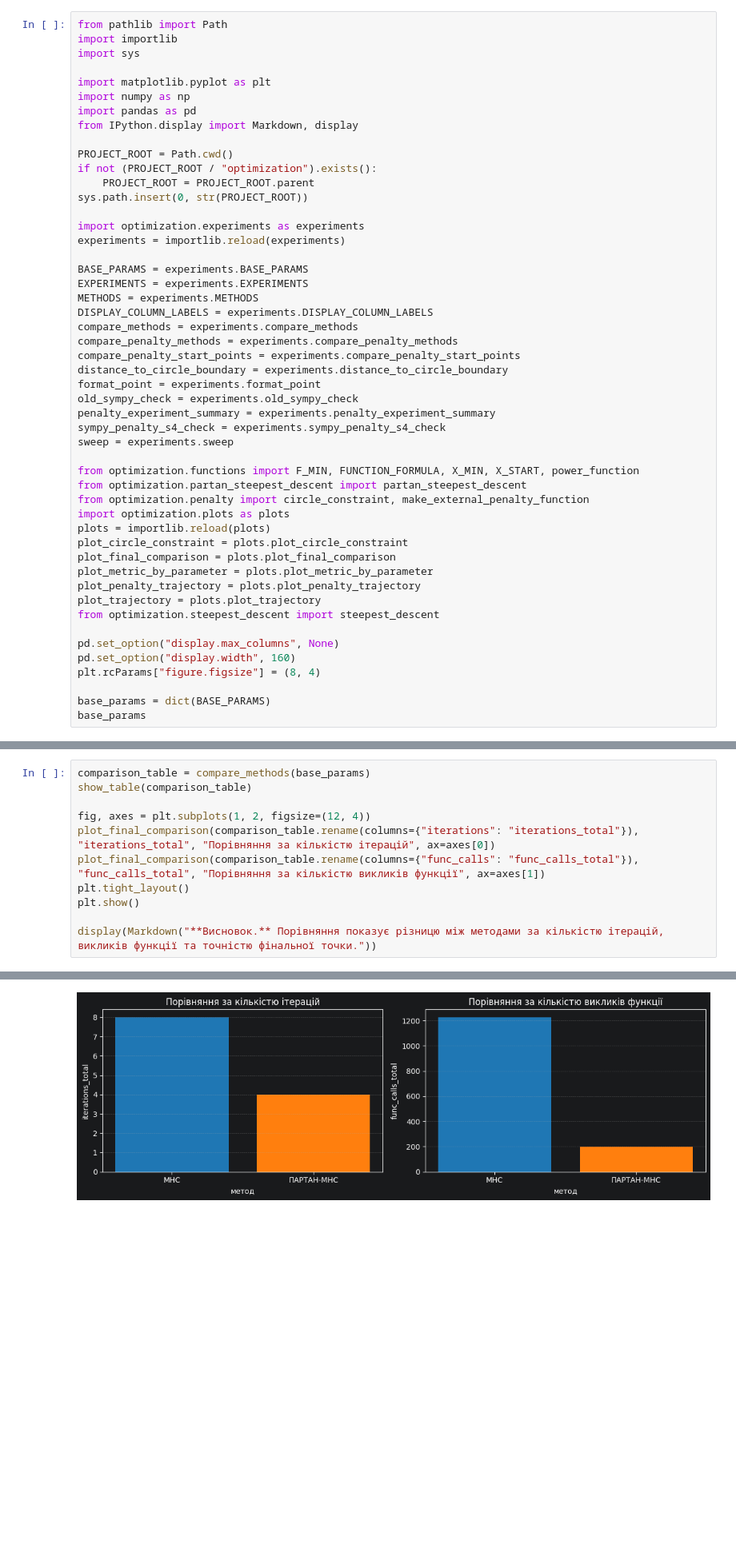
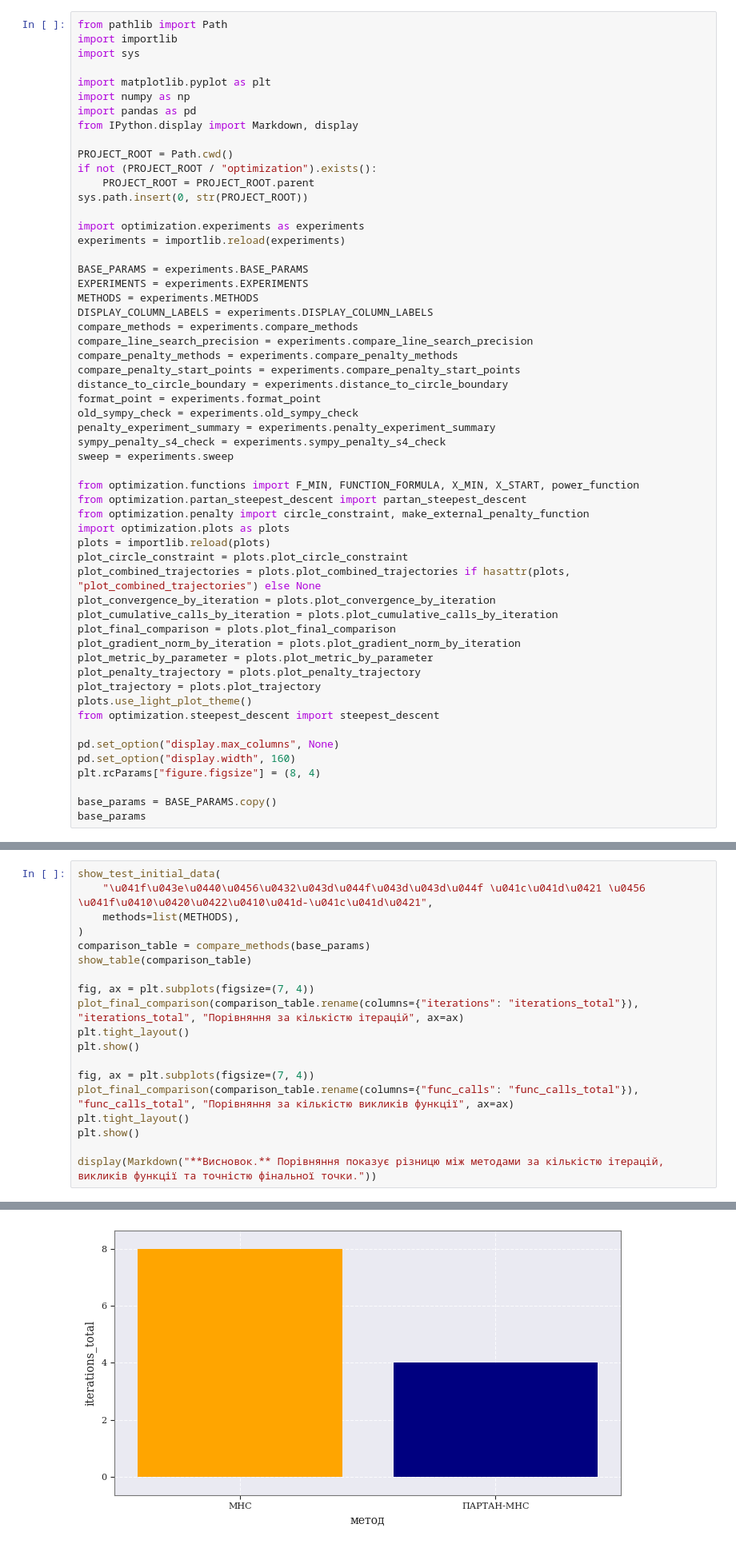
Before and after one commit to sburdiug/my_optimization_methods, a Jupyter notebook: cw/partan_mns_experiments.ipynb, the cells around one changed output, grey strips where cells are left out. Shown at 80% size. Saved outputs shown, nothing was run; the diff lists cells and outputs as text; blank space fills up the shorter version.

```diff
--- a/cw/partan_mns_experiments.ipynb
+++ b/cw/partan_mns_experiments.ipynb
@@ -25,6 +44,7 @@ EXPERIMENTS = experiments.EXPERIMENTS
 METHODS = experiments.METHODS
 DISPLAY_COLUMN_LABELS = experiments.DISPLAY_COLUMN_LABELS
 compare_methods = experiments.compare_methods
+compare_line_search_precision = experiments.compare_line_search_precision
 compare_penalty_methods = experiments.compare_penalty_methods
 compare_penalty_start_points = experiments.compare_penalty_start_points
 distance_to_circle_boundary = experiments.distance_to_circle_boundary
@@ -40,17 +60,22 @@ from optimization.penalty import circle_constraint, make_external_penalty_functi
 import optimization.plots as plots
 plots = importlib.reload(plots)
 plot_circle_constraint = plots.plot_circle_constraint
+plot_combined_trajectories = plots.plot_combined_trajectories if hasattr(plots, "plot_combined_trajectories") else None
+plot_convergence_by_iteration = plots.plot_convergence_by_iteration
+plot_cumulative_calls_by_iteration = plots.plot_cumulative_calls_by_iteration
 plot_final_comparison = plots.plot_final_comparison
+plot_gradient_norm_by_iteration = plots.plot_gradient_norm_by_iteration
 plot_metric_by_parameter = plots.plot_metric_by_parameter
 plot_penalty_trajectory = plots.plot_penalty_trajectory
 plot_trajectory = plots.plot_trajectory
+plots.use_light_plot_theme()
 from optimization.steepest_descent import steepest_descent
 
 pd.set_option("display.max_columns", None)
 pd.set_option("display.width", 160)
 plt.rcParams["figure.figsize"] = (8, 4)
 
-base_params = dict(BASE_PARAMS)
+base_params = BASE_PARAMS.copy()
 base_params
 # %% [output]
 {'max_iter': 1000,
@@ -338,12 +1062,20 @@ stop_criterion_table = show_sweep("stop_criterion", "4.6. Вплив крите
 # %% [markdown]
 ### 4.7. Порівняння МНС і ПАРТАН-МНС
 # %%
+show_test_initial_data(
+    "\u041f\u043e\u0440\u0456\u0432\u043d\u044f\u043d\u043d\u044f \u041c\u041d\u0421 \u0456 \u041f\u0410\u0420\u0422\u0410\u041d-\u041c\u041d\u0421",
+    methods=list(METHODS),
+)
 comparison_table = compare_methods(base_params)
 show_table(comparison_table)
 
-fig, axes = plt.subplots(1, 2, figsize=(12, 4))
-plot_final_comparison(comparison_table.rename(columns={"iterations": "iterations_total"}), "iterations_total", "Порівняння за кількістю ітерацій", ax=axes[0])
-plot_final_comparison(comparison_table.rename(columns={"func_calls": "func_calls_total"}), "func_calls_total", "Порівняння за кількістю викликів функції", ax=axes[1])
+fig, ax = plt.subplots(figsize=(7, 4))
+plot_final_comparison(comparison_table.rename(columns={"iterations": "iterations_total"}), "iterations_total", "Порівняння за кількістю ітерацій", ax=ax)
+plt.tight_layout()
+plt.show()
+
+fig, ax = plt.subplots(figsize=(7, 4))
+plot_final_comparison(comparison_table.rename(columns={"func_calls": "func_calls_total"}), "func_calls_total", "Порівняння за кількістю викликів функції", ax=ax)
 plt.tight_layout()
 plt.show()
 
@@ -355 +1103 @@ display(Markdown("**Висновок.** Порівняння показує рі
-[figure, old version]
+[figure, new version]
```
Also changed, not shown: parts of 28 cells of this notebook, 4 other files.
